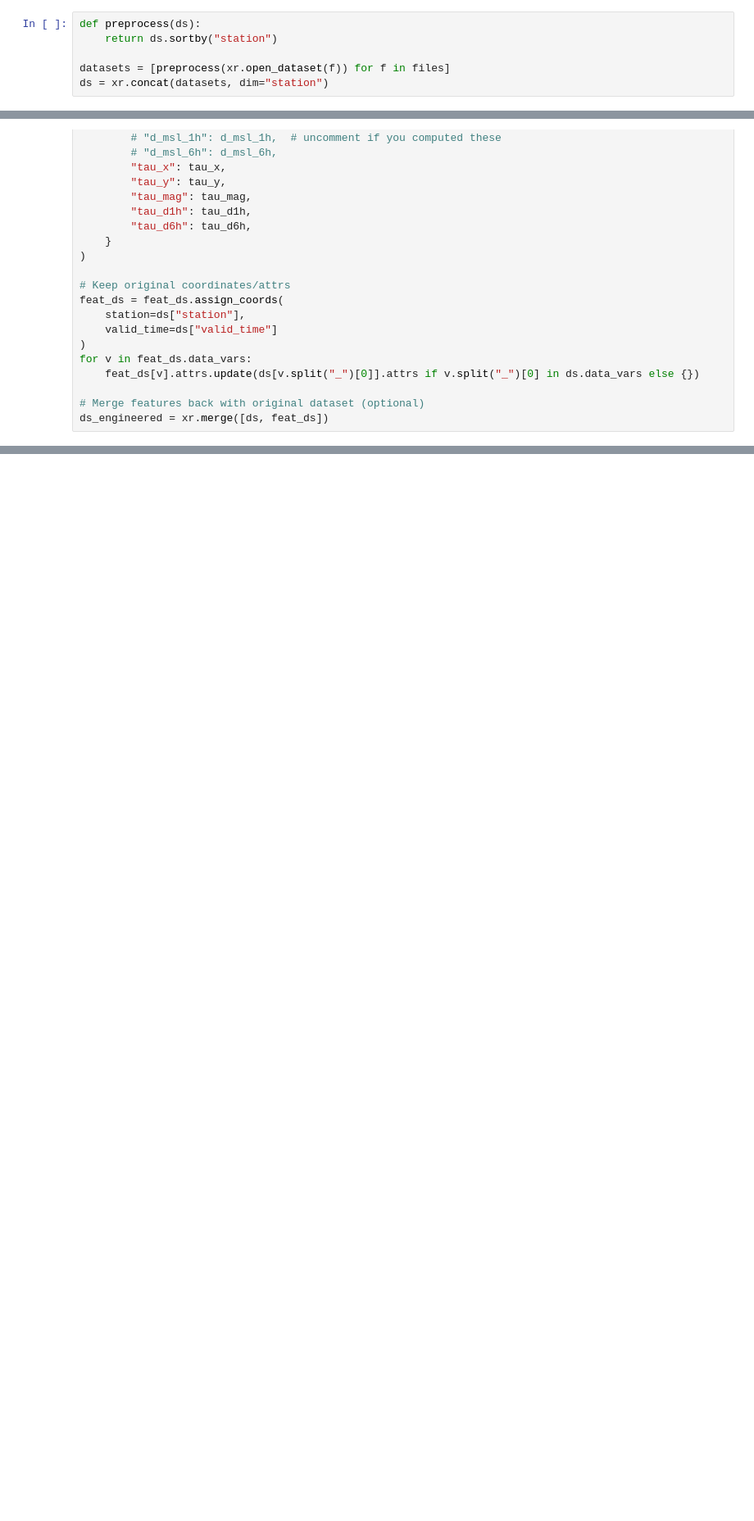
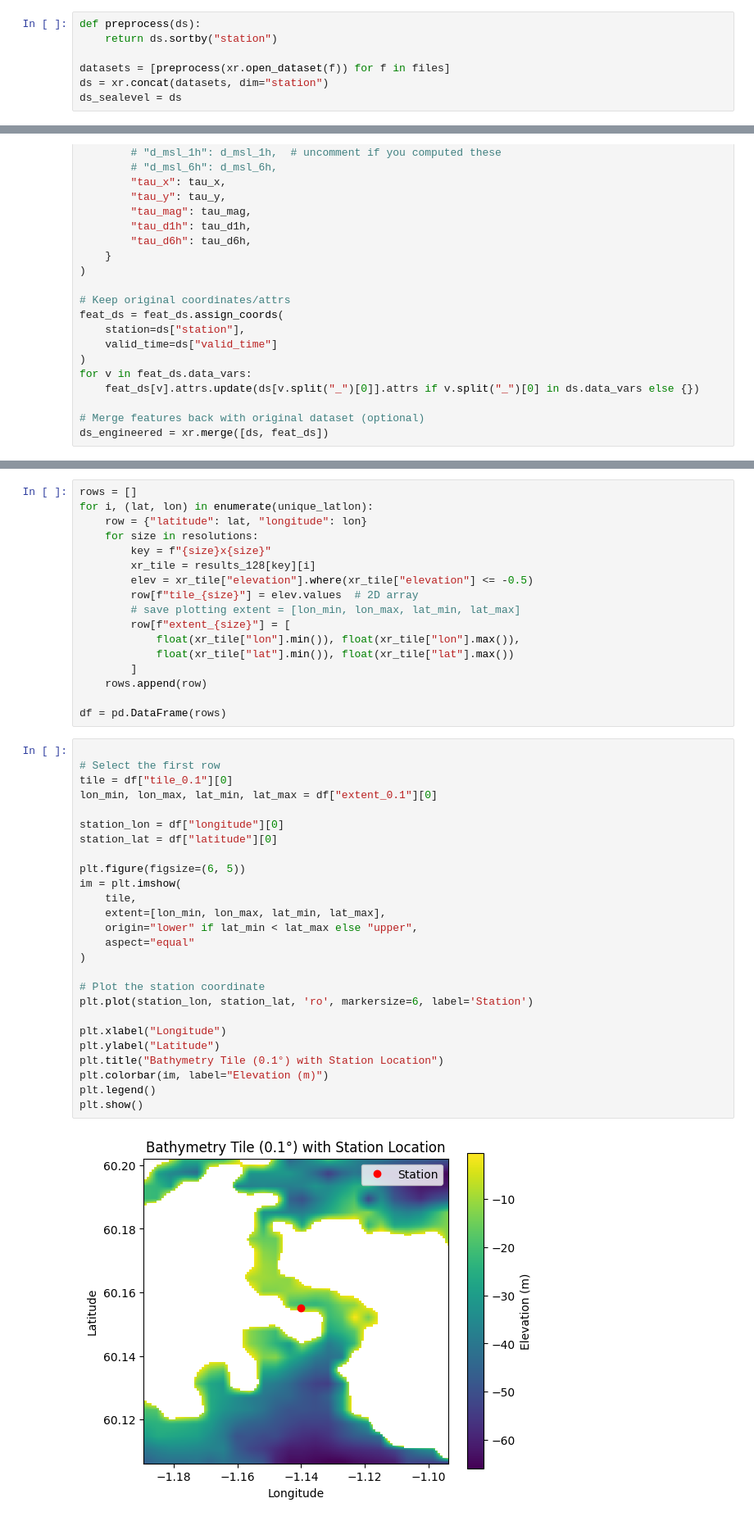
Before and after one commit to lisanneblok/ESL, a Jupyter notebook: notebooks/5_Mlwithbath/XGboost_bathstats.ipynb, the cells around one changed output, grey strips where cells are left out. Shown at 82% size. Drawn from its saved outputs; the diff is of its cells as text; blank space fills up the shorter version.

```diff
--- a/notebooks/5_Mlwithbath/XGboost_bathstats.ipynb
+++ b/notebooks/5_Mlwithbath/XGboost_bathstats.ipynb
@@ -50,6 +50,7 @@ def preprocess(ds):
 
 datasets = [preprocess(xr.open_dataset(f)) for f in files]
 ds = xr.concat(datasets, dim="station")
+ds_sealevel = ds
 # %%
 ds_recent = ds.where(ds["valid_time"].dt.year >= 2000, drop=True)
 # %%
@@ -318,0 +296,45 @@ plt.show()
+# %%
+rows = []
+for i, (lat, lon) in enumerate(unique_latlon):
+    row = {"latitude": lat, "longitude": lon}
+    for size in resolutions:
+        key = f"{size}x{size}"
+        xr_tile = results_128[key][i]
+        elev = xr_tile["elevation"].where(xr_tile["elevation"] <= -0.5)
+        row[f"tile_{size}"] = elev.values  # 2D array
+        # save plotting extent = [lon_min, lon_max, lat_min, lat_max]
+        row[f"extent_{size}"] = [
+            float(xr_tile["lon"].min()), float(xr_tile["lon"].max()),
+            float(xr_tile["lat"].min()), float(xr_tile["lat"].max())
+        ]
+    rows.append(row)
+
+df = pd.DataFrame(rows)
+# %%
+
+# Select the first row
+tile = df["tile_0.1"][0]
+lon_min, lon_max, lat_min, lat_max = df["extent_0.1"][0]
+
+station_lon = df["longitude"][0]
+station_lat = df["latitude"][0]
+
+plt.figure(figsize=(6, 5))
+im = plt.imshow(
+    tile,
+    extent=[lon_min, lon_max, lat_min, lat_max],
+    origin="lower" if lat_min < lat_max else "upper",
+    aspect="equal"
+)
+
+# Plot the station coordinate
+plt.plot(station_lon, station_lat, 'ro', markersize=6, label='Station')
+
+plt.xlabel("Longitude")
+plt.ylabel("Latitude")
+plt.title("Bathymetry Tile (0.1°) with Station Location")
+plt.colorbar(im, label="Elevation (m)")
+plt.legend()
+plt.show()
+# %% [output]
+[figure, added]
```
Also changed, not shown: parts of 31 cells of this notebook, 3 other files.
